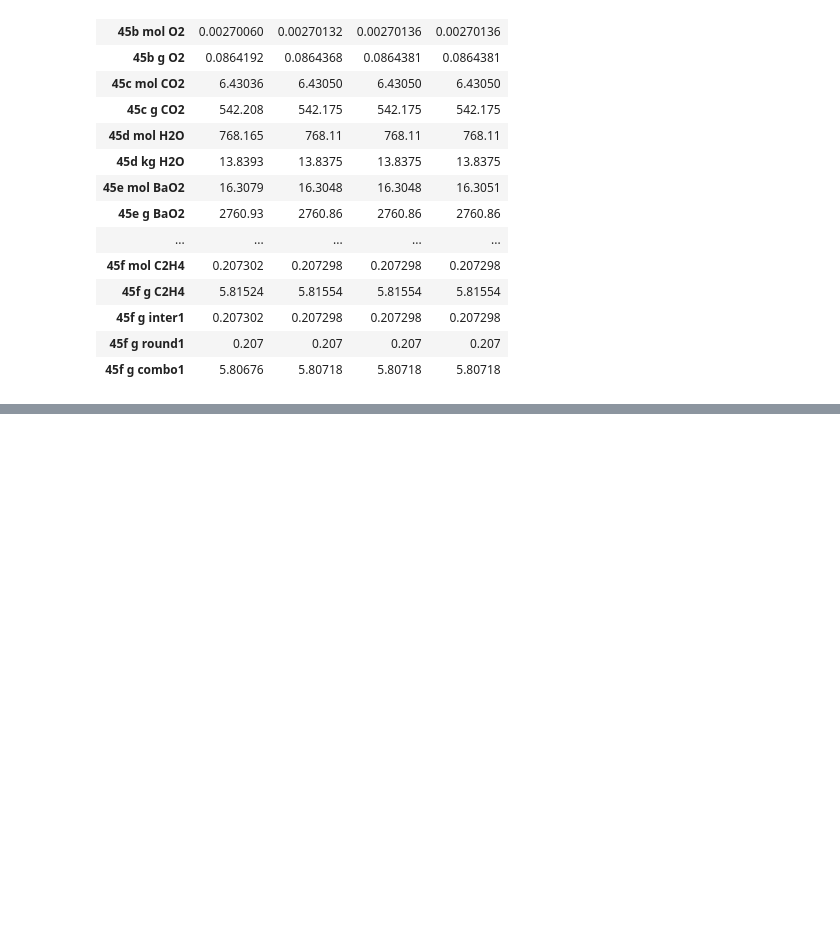
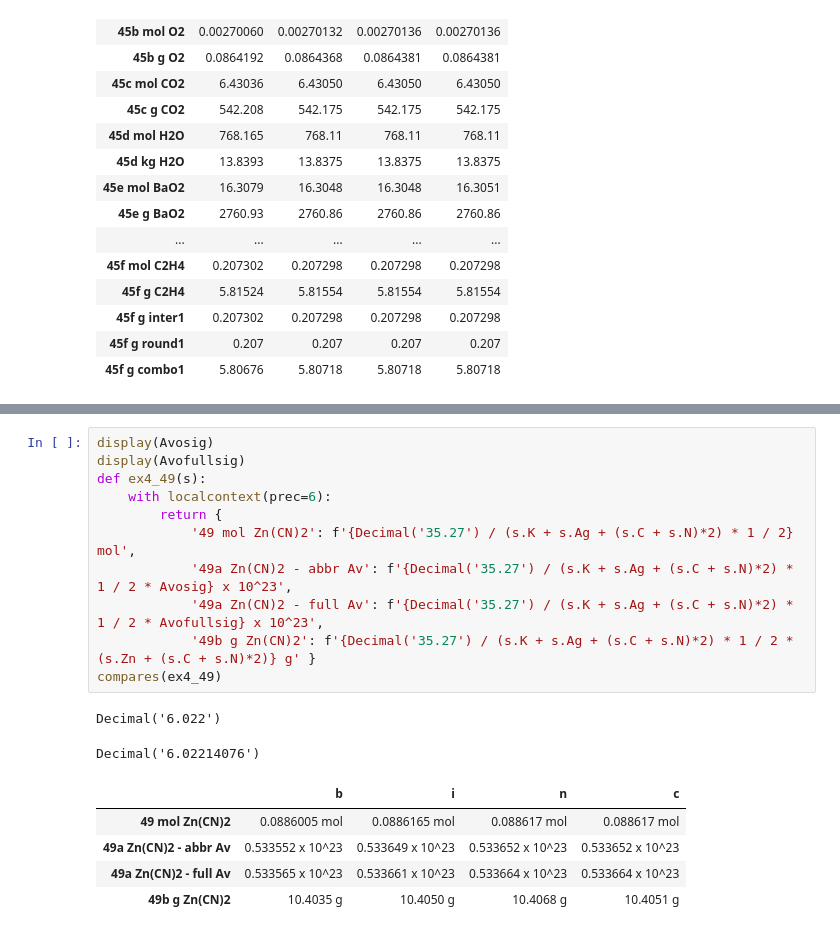
Before and after one commit to dean-e-peterson/python-misc, a Jupyter notebook: chem2e-ch3.ipynb, the cells around one changed output, grey strips where cells are left out. Drawn from its saved outputs; the diff is of its cells as text; blank space fills up the shorter version.

```diff
--- a/chem2e-ch3.ipynb
+++ b/chem2e-ch3.ipynb
@@ -326,0 +361,19 @@ compares(ex4_45)
+# %%
+display(Avosig)
+display(Avofullsig)
+def ex4_49(s):
+    with localcontext(prec=6):
+        return {
+            '49 mol Zn(CN)2': f'{Decimal('35.27') / (s.K + s.Ag + (s.C + s.N)*2) * 1 / 2} mol',
+            '49a Zn(CN)2 - abbr Av': f'{Decimal('35.27') / (s.K + s.Ag + (s.C + s.N)*2) * 1 / 2 * Avosig} x 10^23',
+            '49a Zn(CN)2 - full Av': f'{Decimal('35.27') / (s.K + s.Ag + (s.C + s.N)*2) * 1 / 2 * Avofullsig} x 10^23',
+            '49b g Zn(CN)2': f'{Decimal('35.27') / (s.K + s.Ag + (s.C + s.N)*2) * 1 / 2 * (s.Zn + (s.C + s.N)*2)} g' }
+compares(ex4_49)
+# %% [output]
+Decimal('6.022')
+Decimal('6.02214076')
+|  | b | i | n | c |
+| 49 mol Zn(CN)2 | 0.0886005 mol | 0.0886165 mol | 0.088617 mol | 0.088617 mol |
+| 49a Zn(CN)2 - abbr Av | 0.533552 x 10^23 | 0.533649 x 10^23 | 0.533652 x 10^23 | 0.533652 x 10^23 |
+| 49a Zn(CN)2 - full Av | 0.533565 x 10^23 | 0.533661 x 10^23 | 0.533664 x 10^23 | 0.533664 x 10^23 |
+| 49b g Zn(CN)2 | 10.4035 g | 10.4050 g | 10.4068 g | 10.4051 g |
```
Also changed, not shown: parts of 4 cells of this notebook.
